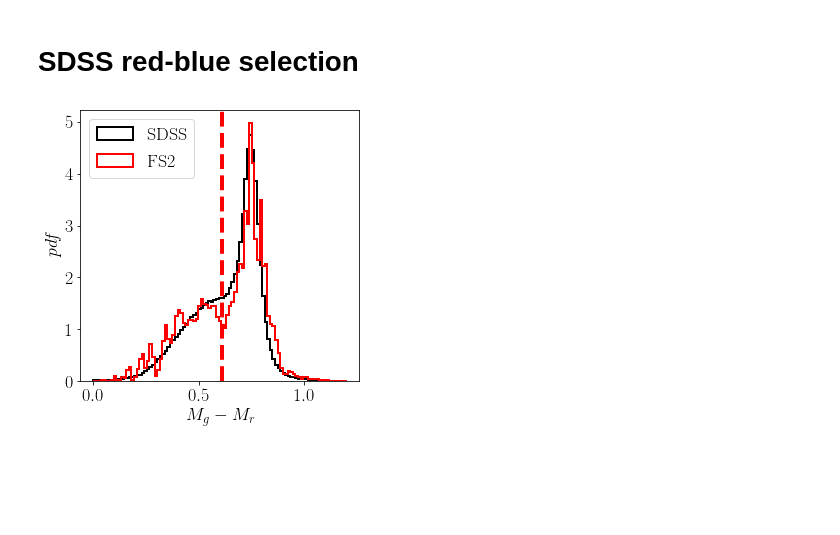
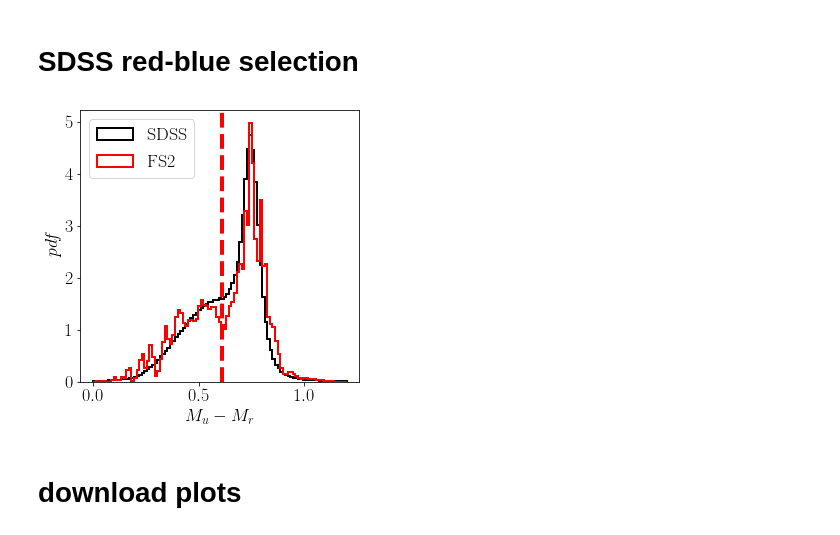
Before and after one commit to flediak/Euclid_IA_KP_paper0, a Jupyter notebook: notebooks/plots_sample_selection.ipynb, the cells around one changed output. Drawn from its saved outputs; the diff is of its cells as text; code cells hidden in the pictures; blank space fills up the shorter version.

```diff
--- a/notebooks/plots_sample_selection.ipynb
+++ b/notebooks/plots_sample_selection.ipynb
@@ -101,32 +103,35 @@ fig, ax = plt.subplots(1,1,figsize=(5,5))
 fontsize=18
 
 plt.rc('font', family='serif')
 plt.rc('xtick', labelsize=fontsize)
 plt.rc('ytick', labelsize=fontsize)
 plt.rc('text', usetex=True)
 
 gr_bins = np.linspace(0.0,1.2,100)
 
 gr_nyu = data_nyu.Mg00 - data_nyu.Mr00
 gr_fs2 = data_fs2.gr_restframe
 
 
 gr_cut_fs2 = 0.61
 gr_cut_nyu = 0.62
 gr_cut_J19 = 0.66
 
 ax.axvline(x=gr_cut_fs2,c='r', ls='--', lw=4)
 #ax.axvline(x=gr_cut_nyu,c='k', ls='--', lw=2)
 #ax.axvline(x=gr_cut_J19,c='b', ls='--', lw=2)
 
 ax.hist(gr_nyu, bins=gr_bins, histtype='step', density=True, color='k', lw=2, label='SDSS')
 ax.hist(gr_fs2, bins=gr_bins, histtype='step', density=True, color='r', lw=2, label='FS2')
 
-ax.set_xlabel('$M_g-M_r$',fontsize=fontsize)
+ax.set_xlabel('$M_u-M_r$',fontsize=fontsize)
 ax.set_ylabel('$pdf$',fontsize=fontsize)
 
 ax.legend(fontsize=fontsize, loc='upper left')
+plt.savefig('ur_fs2_sdss.png', dpi=400,bbox_inches='tight', pad_inches = 0.1)
 
 plt.show()
 # %% [output]
-[figure, old version]
+[figure, new version]
+# %% [markdown]
+# download plots
```
Also changed, not shown: parts of 12 cells of this notebook.
